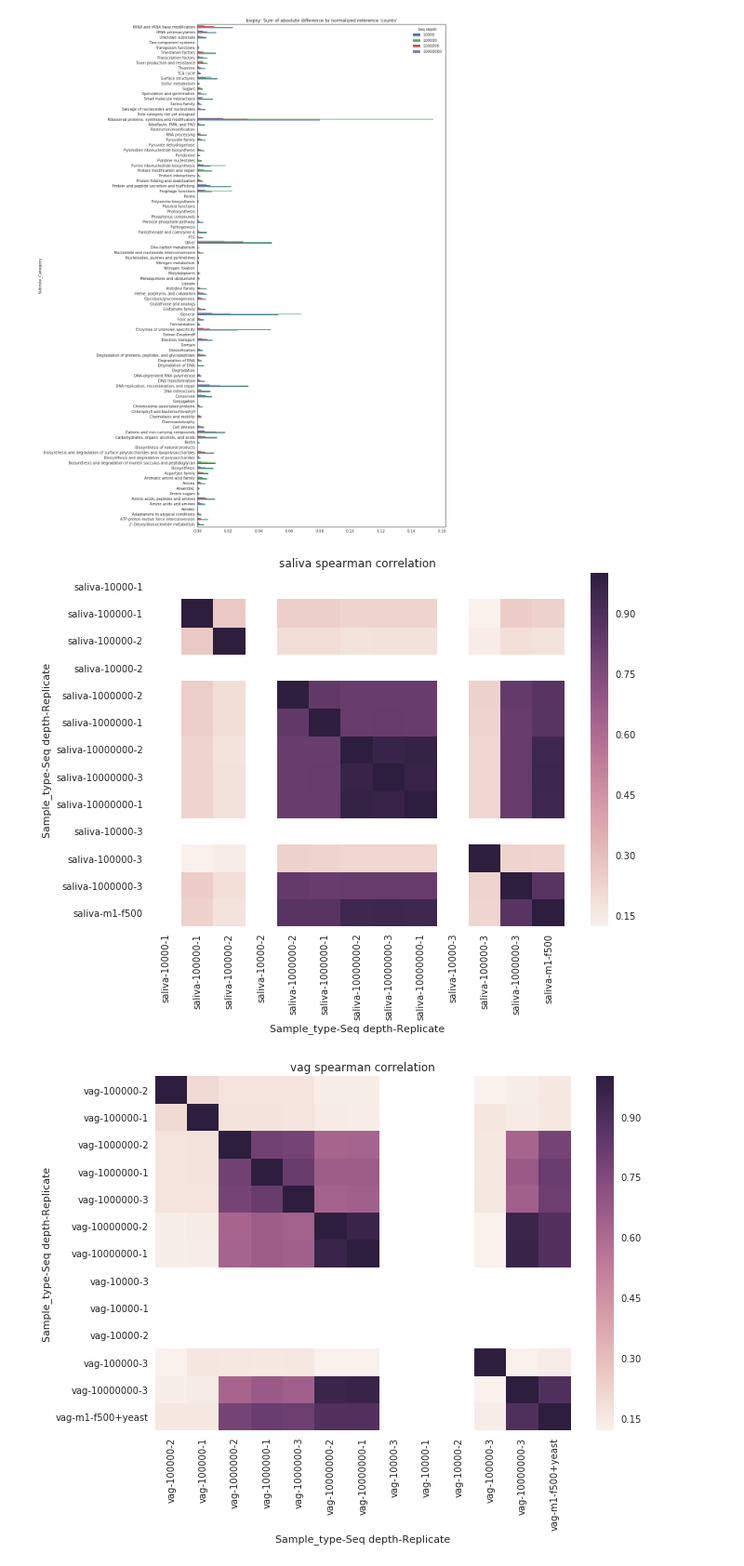
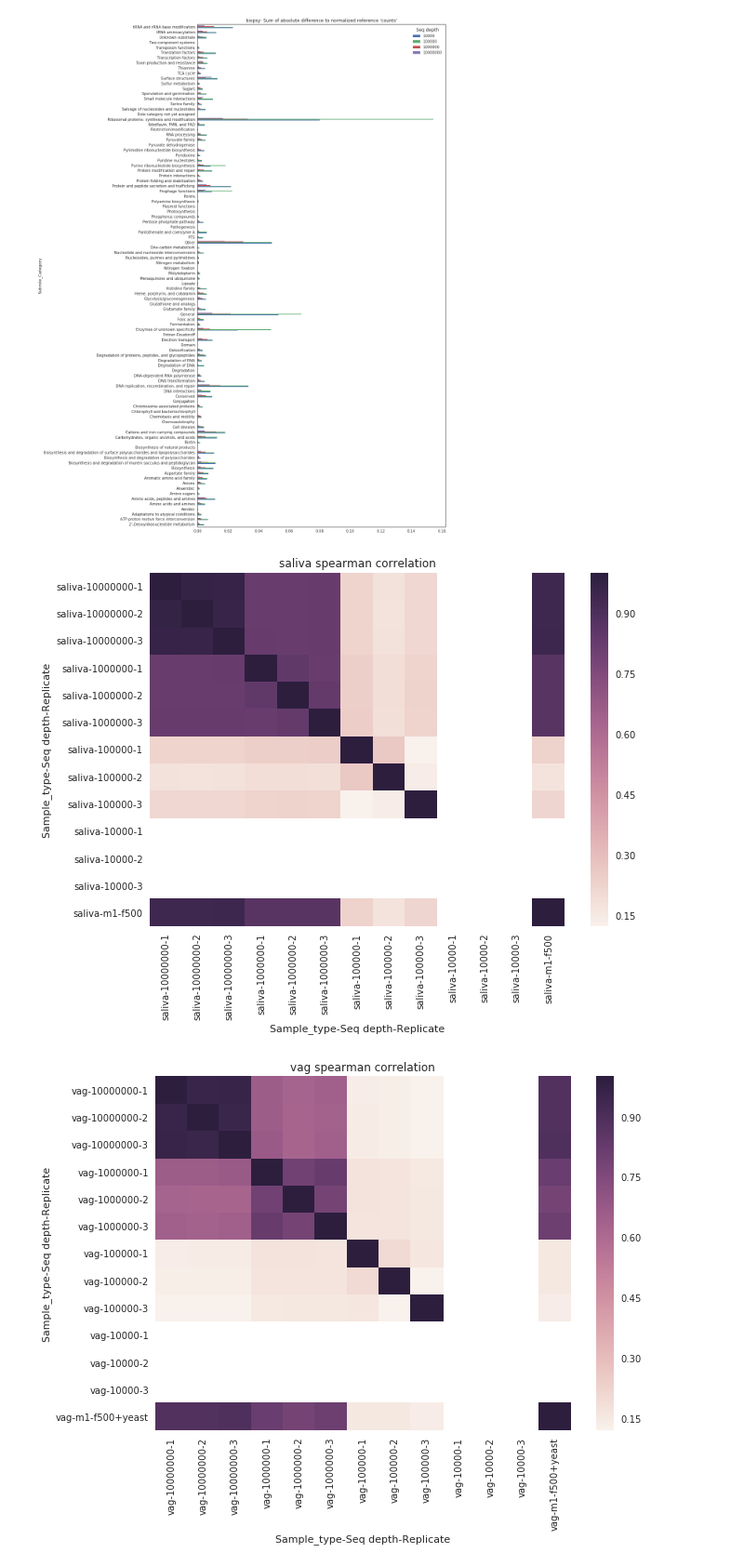
Before and after one commit to ctmrbio/estimate_seq_depth_notebooks, a Jupyter notebook: TIGRFAMs_assembled_orfs.ipynb, the cells around one changed output. Shown at 93% size. Drawn from its saved outputs; the diff is of its cells as text; code cells hidden in the pictures.

Commit message:
Added new plots. Lots of changes

```diff
--- a/TIGRFAMs_assembled_orfs.ipynb
+++ b/TIGRFAMs_assembled_orfs.ipynb
@@ -290,17 +290,17 @@ Seq depth
 # %%
 # Correlations
 for sample_type in dfs_normalized.keys():
     ref_contig = "_m1_f500"
     if sample_type == "vag":
         ref_contig = ref_contig+"+yeast"
     df = dfs_normalized[sample_type].join(contigs_normalized[sample_type]["{stype}{contigs}".format(stype=sample_type, contigs=ref_contig)]).fillna(0)
 
     fig, ax = plt.subplots(figsize=(10,7))
-    plot_correlation(df, ax, sample_type, "spearman")
+    plot_correlation(df.sort_index(axis=1), ax, sample_type, "spearman")
 
     basename = "{}_{}".format(sample_type, "correlations")
     fig.savefig(outdir+"/"+basename+".png")
     fig.savefig(outdir+"/"+basename+".pdf")
 # %% [output]
-[figure, old version]
+[figure, new version]
-[figure, old version]
+[figure, new version]
```
Also changed, not shown: parts of 2 cells of this notebook, 50 other files.
